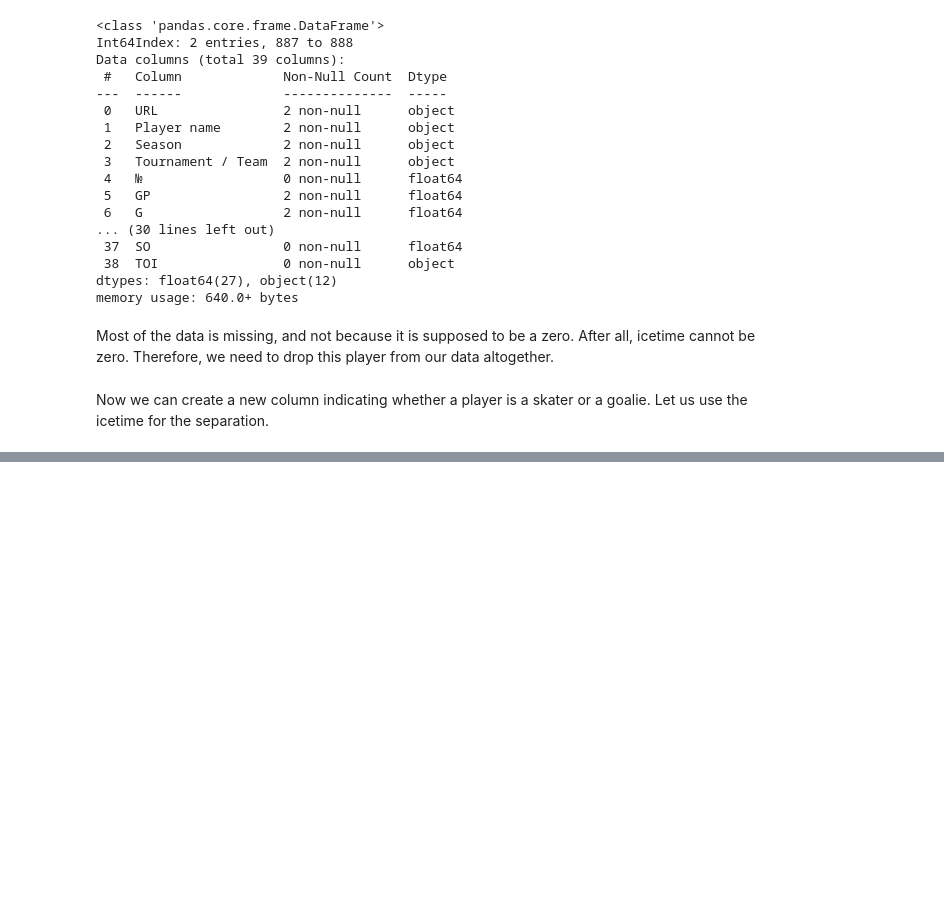
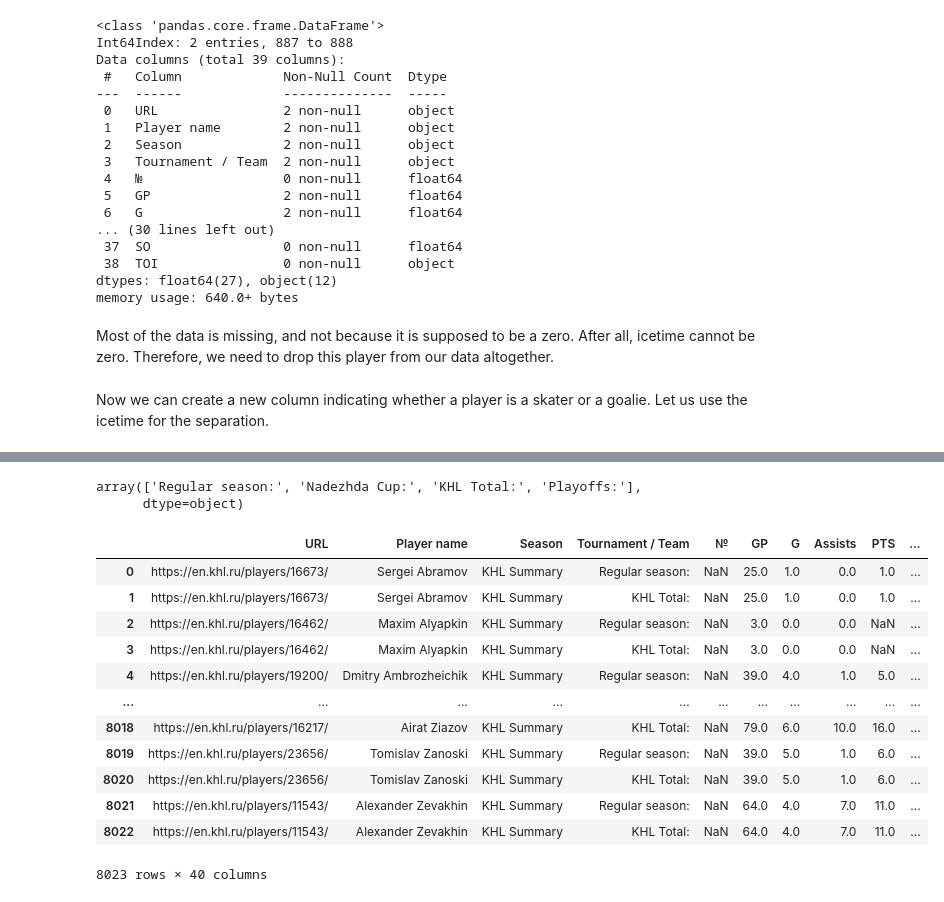
Before and after one commit to Dark-Hobbit/khl, a Jupyter notebook: players_processing_career.ipynb, the cells around one changed output, grey strips where cells are left out. Drawn from its saved outputs; the diff is of its cells as text; code cells hidden in the pictures; blank space fills up the shorter version.

Commit message:
Removed off-season career statistics

```diff
--- a/players_processing_career.ipynb
+++ b/players_processing_career.ipynb
@@ -102,3 +104,7 @@ Most of the data is missing, and not because it is supposed to be a zero. After
 players_career = raw_players_career[raw_players_career['URL'] != 'https://en.khl.ru/players/29144/']
 # %% [markdown]
 Now we can create a new column indicating whether a player is a skater or a goalie. Let us use the icetime for the separation.
+# %%
+# Total ice time is only tracked for goalies, so skaters are supposed to have it as null.
+
+players_career['Role'] = np.where(players_career['TOI'].isnull(), 'Skater', 'Goalie')
@@ -104,0 +137,35 @@ Now we can create a new column indicating whether a player is a skater or a goal
+# %%
+# What off-season tournaments do we have?
+
+players_career['Tournament / Team'].unique()
+# %% [output]
+array(['Regular season:', 'Nadezhda Cup:', 'KHL Total:', 'Playoffs:'],
+      dtype=object)
+# %%
+# Apparently, only the Nadezhda Cup.
+
+players_career = players_career[players_career['Tournament / Team'] != 'Nadezhda Cup:']
+
+# We still have players left with no games recorded in the official matches.
+
+players_career = players_career[players_career['GP'] > 0]
+
+# Cleaning up the dataframe.
+
+players_career = players_career.reset_index(drop=True)
+# %%
+players_career
+# %% [output]
+|  | URL | Player name | Season | Tournament / Team | № | GP | G | Assists | PTS | ... |
+| 0 | https://en.khl.ru/players/16673/ | Sergei Abramov | KHL Summary | Regular season: | NaN | 25.0 | 1.0 | 0.0 | 1.0 | ... |
+| 1 | https://en.khl.ru/players/16673/ | Sergei Abramov | KHL Summary | KHL Total: | NaN | 25.0 | 1.0 | 0.0 | 1.0 | ... |
+| 2 | https://en.khl.ru/players/16462/ | Maxim Alyapkin | KHL Summary | Regular season: | NaN | 3.0 | 0.0 | 0.0 | NaN | ... |
+| 3 | https://en.khl.ru/players/16462/ | Maxim Alyapkin | KHL Summary | KHL Total: | NaN | 3.0 | 0.0 | 0.0 | NaN | ... |
+| 4 | https://en.khl.ru/players/19200/ | Dmitry Ambrozheichik | KHL Summary | Regular season: | NaN | 39.0 | 4.0 | 1.0 | 5.0 | ... |
+| ... | ... | ... | ... | ... | ... | ... | ... | ... | ... | ... |
+| 8018 | https://en.khl.ru/players/16217/ | Airat Ziazov | KHL Summary | KHL Total: | NaN | 79.0 | 6.0 | 10.0 | 16.0 | ... |
+| 8019 | https://en.khl.ru/players/23656/ | Tomislav Zanoski | KHL Summary | Regular season: | NaN | 39.0 | 5.0 | 1.0 | 6.0 | ... |
+| 8020 | https://en.khl.ru/players/23656/ | Tomislav Zanoski | KHL Summary | KHL Total: | NaN | 39.0 | 5.0 | 1.0 | 6.0 | ... |
+| 8021 | https://en.khl.ru/players/11543/ | Alexander Zevakhin | KHL Summary | Regular season: | NaN | 64.0 | 4.0 | 7.0 | 11.0 | ... |
+| 8022 | https://en.khl.ru/players/11543/ | Alexander Zevakhin | KHL Summary | KHL Total: | NaN | 64.0 | 4.0 | 7.0 | 11.0 | ... |
+8023 rows × 40 columns
```
Also changed, not shown: parts of 5 cells of this notebook.
